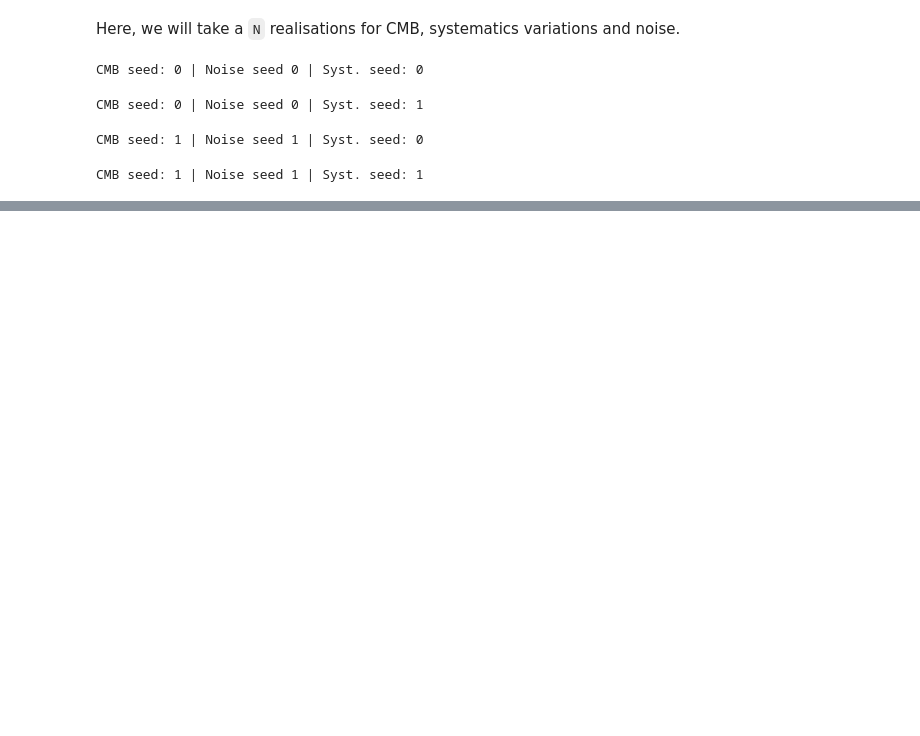
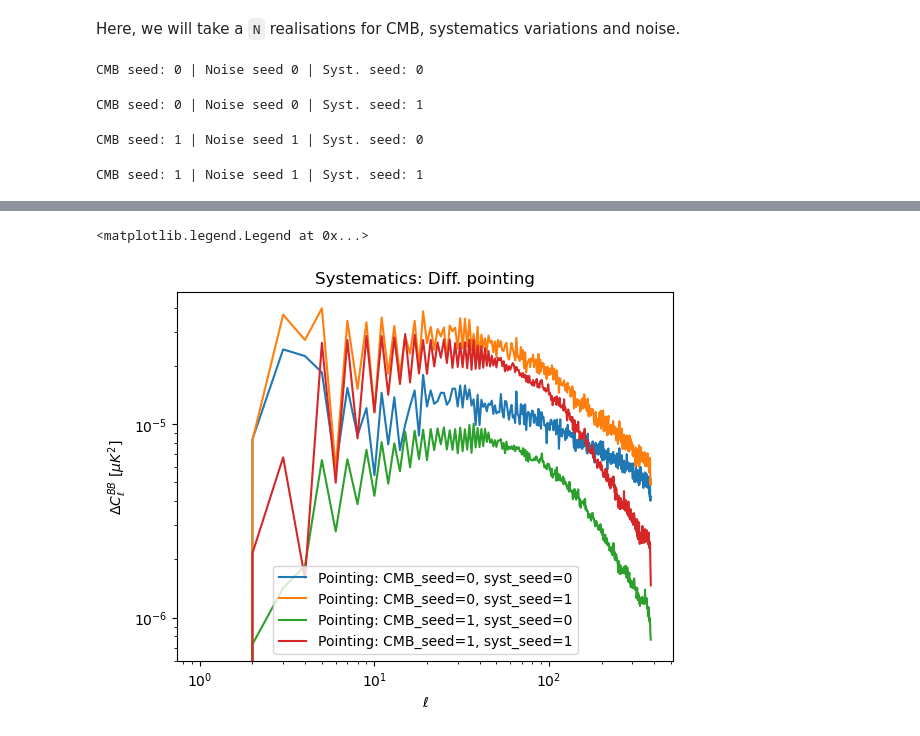
Before and after one commit to yusuke-takase/SBM, a Jupyter notebook: notebooks/pipeline.ipynb, the cells around one changed output, grey strips where cells are left out. Saved outputs shown, nothing was run; the diff lists cells and outputs as text; code cells hidden in the pictures; blank space fills up the shorter version.

```diff
--- a/notebooks/pipeline.ipynb
+++ b/notebooks/pipeline.ipynb
@@ -73,0 +108,11 @@ CMB seed: 1 | Noise seed 1 | Syst. seed: 1
+# %%
+for i in range(N):
+    for j in range(N):
+        plt.loglog(delta_cl_pointing[i,j,2,:], label=f"Pointing: CMB_seed={i}, syst_seed={j}")
+plt.title("Systematics: Diff. pointing")
+plt.xlabel(r"$\ell$")
+plt.ylabel(r"$\Delta C_\ell^{BB}$ [$\mu K^2$]")
+plt.legend()
+# %% [output]
+<matplotlib.legend.Legend at 0x...>
+[figure, added]
```
Also changed, not shown: parts of 5 cells of this notebook, 2 other files.
